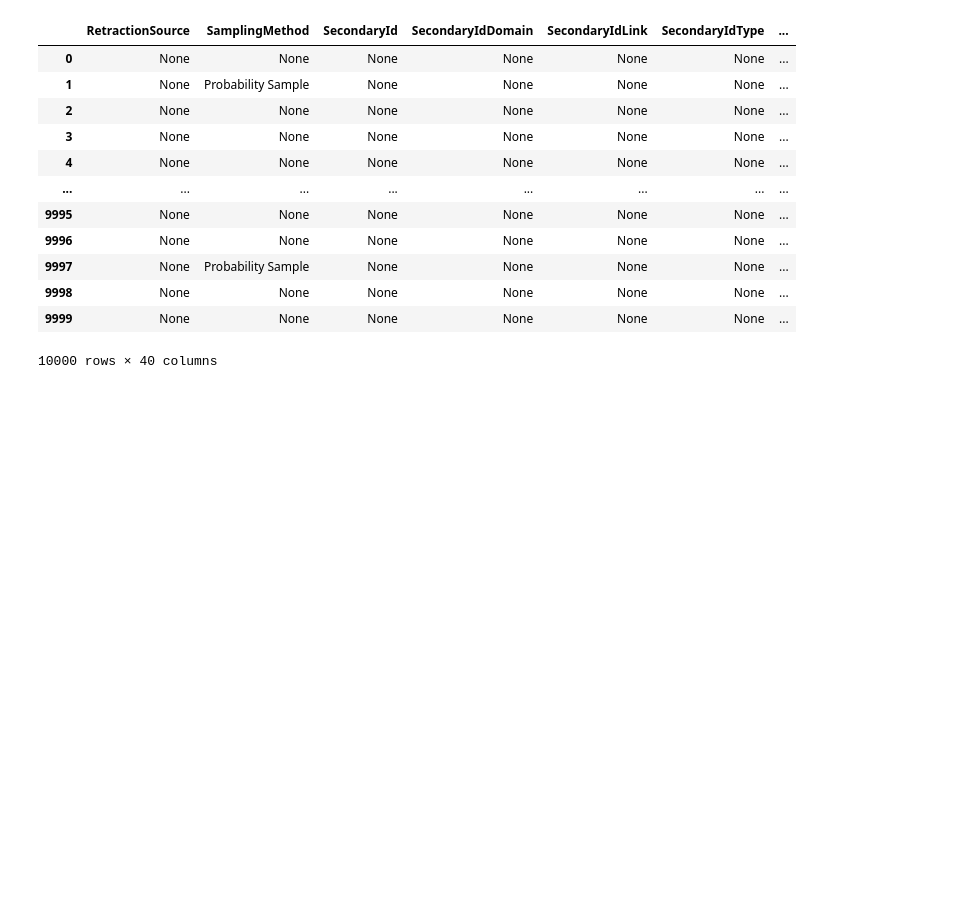
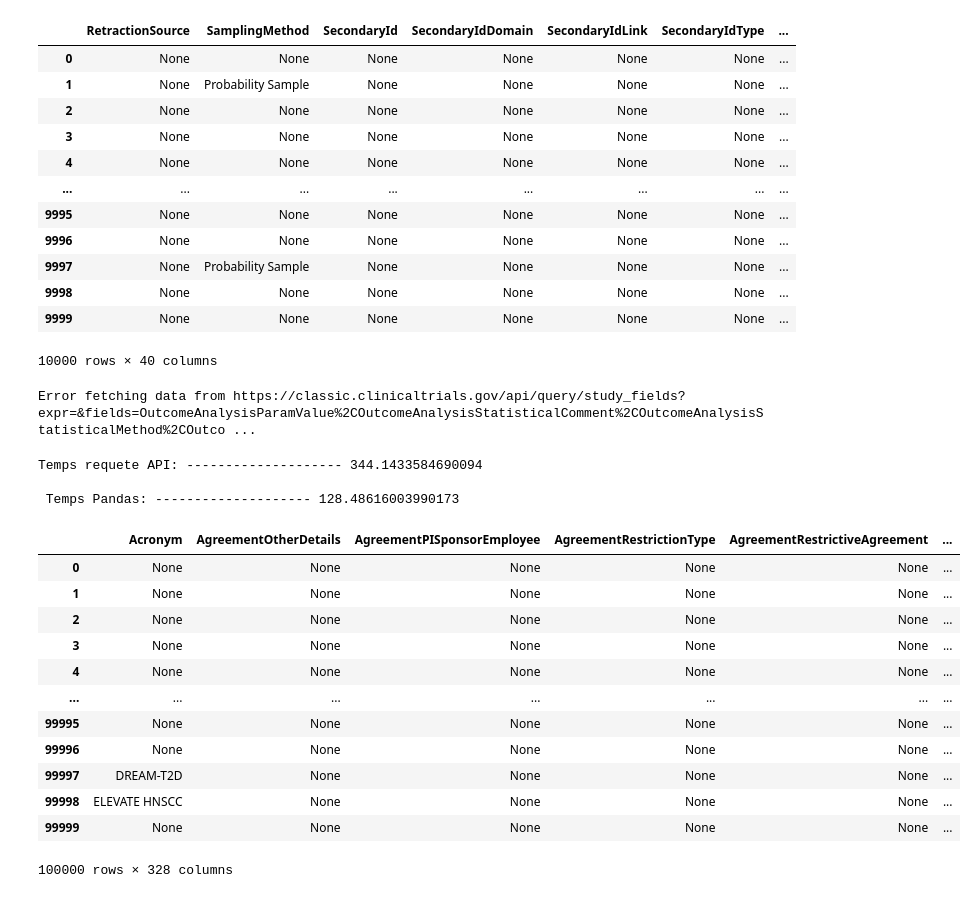
Before and after one commit to QMoayedpour/ProjetPython, a Jupyter notebook: Notebook_Data.ipynb, the cells around one changed output. Drawn from its saved outputs; the diff is of its cells as text; code cells hidden in the pictures; blank space fills up the shorter version.

```diff
--- a/Notebook_Data.ipynb
+++ b/Notebook_Data.ipynb
@@ -56,0 +110,21 @@ Temps requete API: -------------------- 34.56310057640076
+# %%
+df = get_data_parralel(taille=100,list_fields=list_fields)
+df
+# %% [output]
+Error fetching data from https://classic.clinicaltrials.gov/api/query/study_fields?expr=&fields=OutcomeAnalysisParamValue%2COutcomeAnalysisStatisticalComment%2COutcomeAnalysisStatisticalMethod%2COutco ...
+Temps requete API: -------------------- 344.1433584690094
+
+ Temps Pandas: -------------------- 128.48616003990173
+|  | Acronym | AgreementOtherDetails | AgreementPISponsorEmployee | AgreementRestrictionType | AgreementRestrictiveAgreement | ... |
+| 0 | None | None | None | None | None | ... |
+| 1 | None | None | None | None | None | ... |
+| 2 | None | None | None | None | None | ... |
+| 3 | None | None | None | None | None | ... |
+| 4 | None | None | None | None | None | ... |
+| ... | ... | ... | ... | ... | ... | ... |
+| 99995 | None | None | None | None | None | ... |
+| 99996 | None | None | None | None | None | ... |
+| 99997 | DREAM-T2D | None | None | None | None | ... |
+| 99998 | ELEVATE HNSCC | None | None | None | None | ... |
+| 99999 | None | None | None | None | None | ... |
+100000 rows × 328 columns
```
Also changed, not shown: parts of 4 cells of this notebook, 4 other files.
